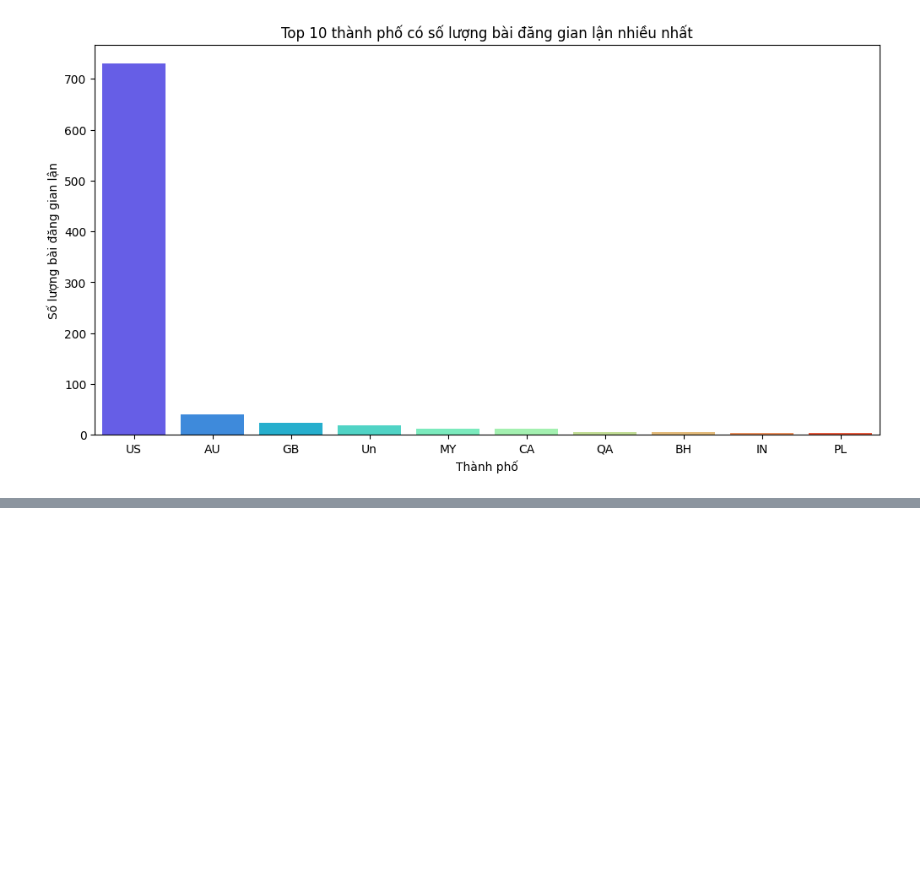
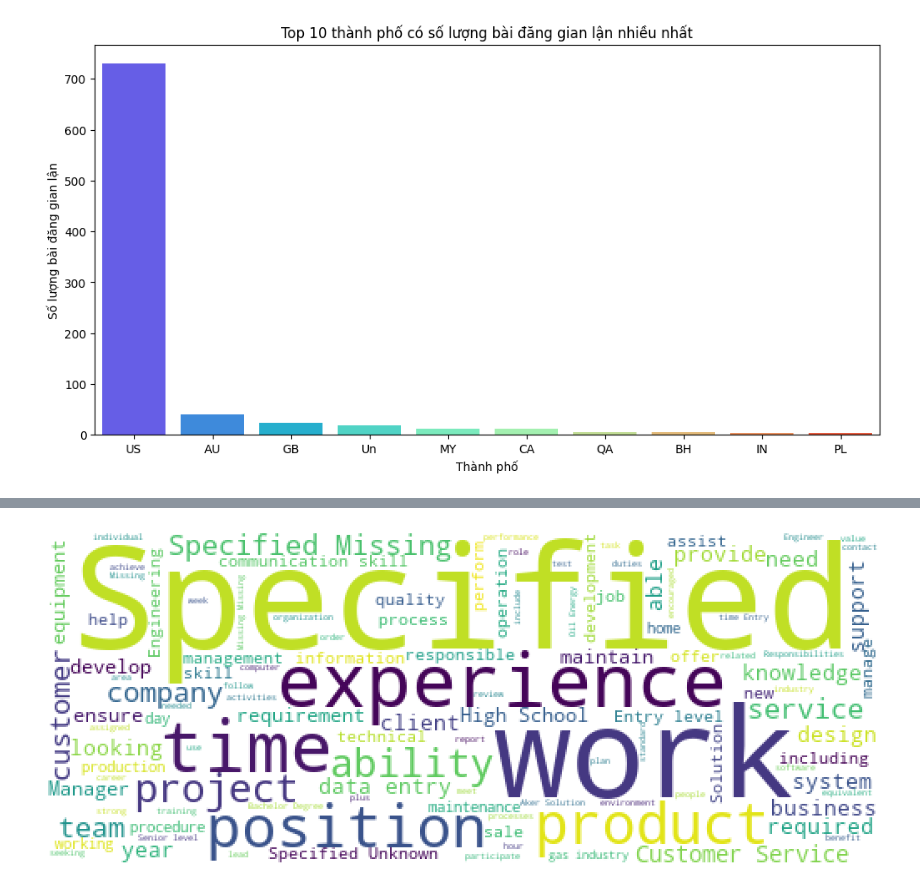
Before and after one commit to thanhlek5/Du-doan-tin-tuyen-dung, a Jupyter notebook: notebooks/Data_Exploration.ipynb, the cells around one changed output, grey strips where cells are left out. Drawn from its saved outputs; the diff is of its cells as text; code cells hidden in the pictures; blank space fills up the shorter version.

```diff
--- a/notebooks/Data_Exploration.ipynb
+++ b/notebooks/Data_Exploration.ipynb
@@ -261,11 +262,3 @@ plt.ylabel('Số lượng bài đăng gian lận')
 plt.show()
 # %% [output]
 [figure]
-# %%
-# Gộp các cột văn bản lại thành một cột duy nhất để phân tích tổng thể
-# Lưu ý: Đảm bảo bạn đã xử lý fillna như trong các cell trước đó của bạn
-df['text_combined'] = df['title'] + ' ' + df['company_profile'] + ' ' + \
-                      df['description'] + ' ' + df['requirements'] + ' ' + df['benefits']
-# %%
-# Chuyển về dạng chuỗi và chữ thường
-df['text_combined'] = df['text_combined'].astype(str).str.lower()
@@ -319,0 +304,18 @@ plt.show()
+# %%
+# Tổng hợp các cột văn bản thành một cột duy nhất 'combined_text'
+df['combined_text'] = df[['title', 'location', 'salary_range','company_profile','description','requirements','benefits','employment_type','required_experience','required_education','industry','function','department']].apply(lambda x: ' '.join(x), axis=1)
+
+# Loại bỏ các cột văn bản gốc sau khi đã kết hợp
+df.drop(columns=['title',
+                 'location',
+                 'salary_range',
+                 'company_profile',
+                 'description',
+                 'requirements',
+                 'benefits',
+                 'employment_type',
+                 'required_experience',
+                 'required_education',
+                 'industry',
+                 'function',
+                 'department'], inplace=True)
@@ -319,0 +331,15 @@ plt.show()
+# %%
+# Tách dữ liệu thành hai phần: bài đăng gian lận và bài đăng thật
+fake=df[df['fraudulent']==1]['combined_text']
+real=df[df['fraudulent']==0]['combined_text']
+# %%
+STOPWORDS = spacy.lang.en.stop_words.STOP_WORDS
+
+wordcloud = WordCloud(min_font_size=4,width=500, height=200, background_color='white',stopwords=STOPWORDS).generate(' '.join(fake))
+plt.figure(figsize=(10,10))
+plt.imshow(wordcloud)
+plt.axis("off")
+plt.tight_layout(pad=0)
+plt.show()
+# %% [output]
+[figure, added]
```
Also changed, not shown: parts of 11 cells of this notebook.
